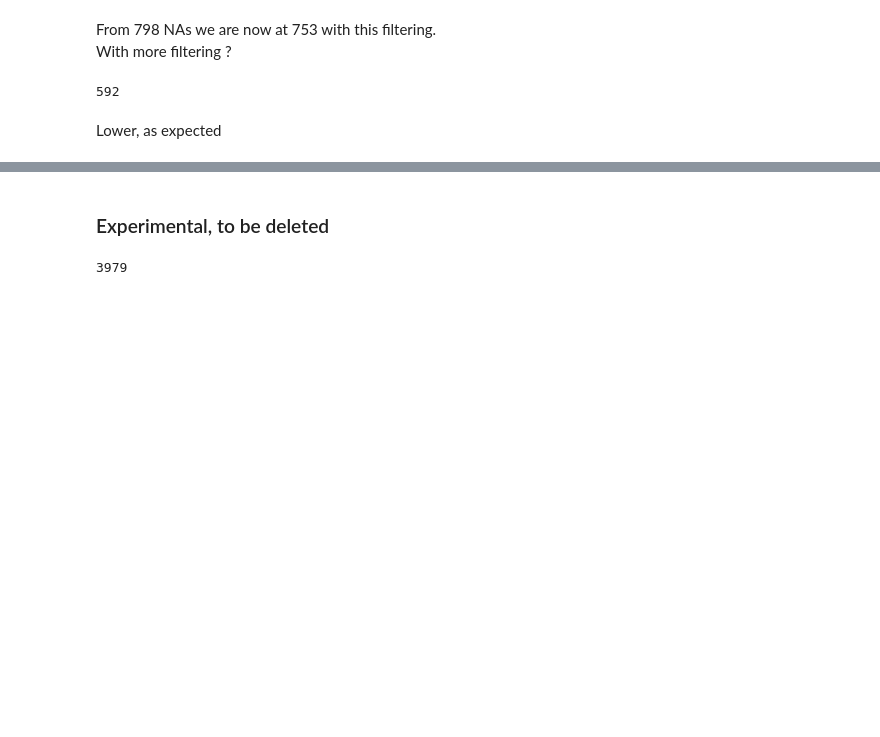
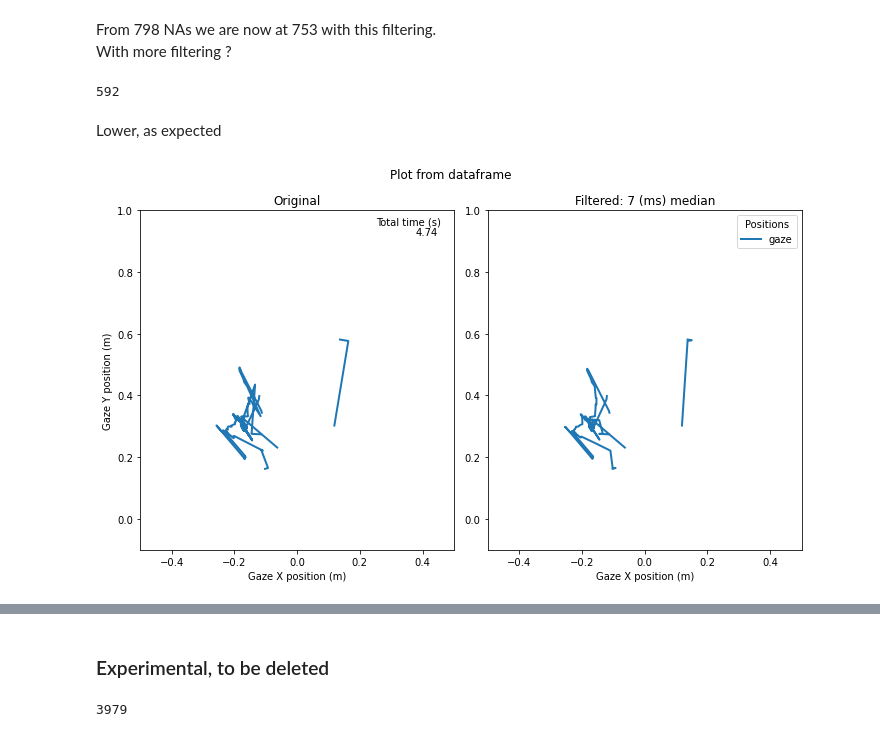
Before and after one commit to toelt-llc/KiPy, a Jupyter notebook: code/processing_flicker.ipynb, the cells around one changed output, grey strips where cells are left out. Drawn from its saved outputs; the diff is of its cells as text; code cells hidden in the pictures; blank space fills up the shorter version.

```diff
--- a/code/processing_flicker.ipynb
+++ b/code/processing_flicker.ipynb
@@ -225,3 +224,13 @@ sum(lengths_consecutive_na3)
 592
 # %% [markdown]
 Lower, as expected
+# %%
+anim.static_simple_medfilt(df1, filt_df, plot=True, save=False)
+#         trial = Trial(dfs[i], filename)
+#         print(trial.duration)
+#         for s in FILTERS:
+#             #anim.animate_gaze_single_medfilt(trial, plot=True, save=False, filter=s, speed=1, filename=f[16:21]+str(s))
+#             anim.static_gaze_single_medfilt(trial, plot=False, save=True, filter=s,filename=f[16:21]+str(s))
+#     #plt.close()
+# %% [output]
+[figure, added]
```
Also changed, not shown: parts of 3 cells of this notebook, 3 other files.
